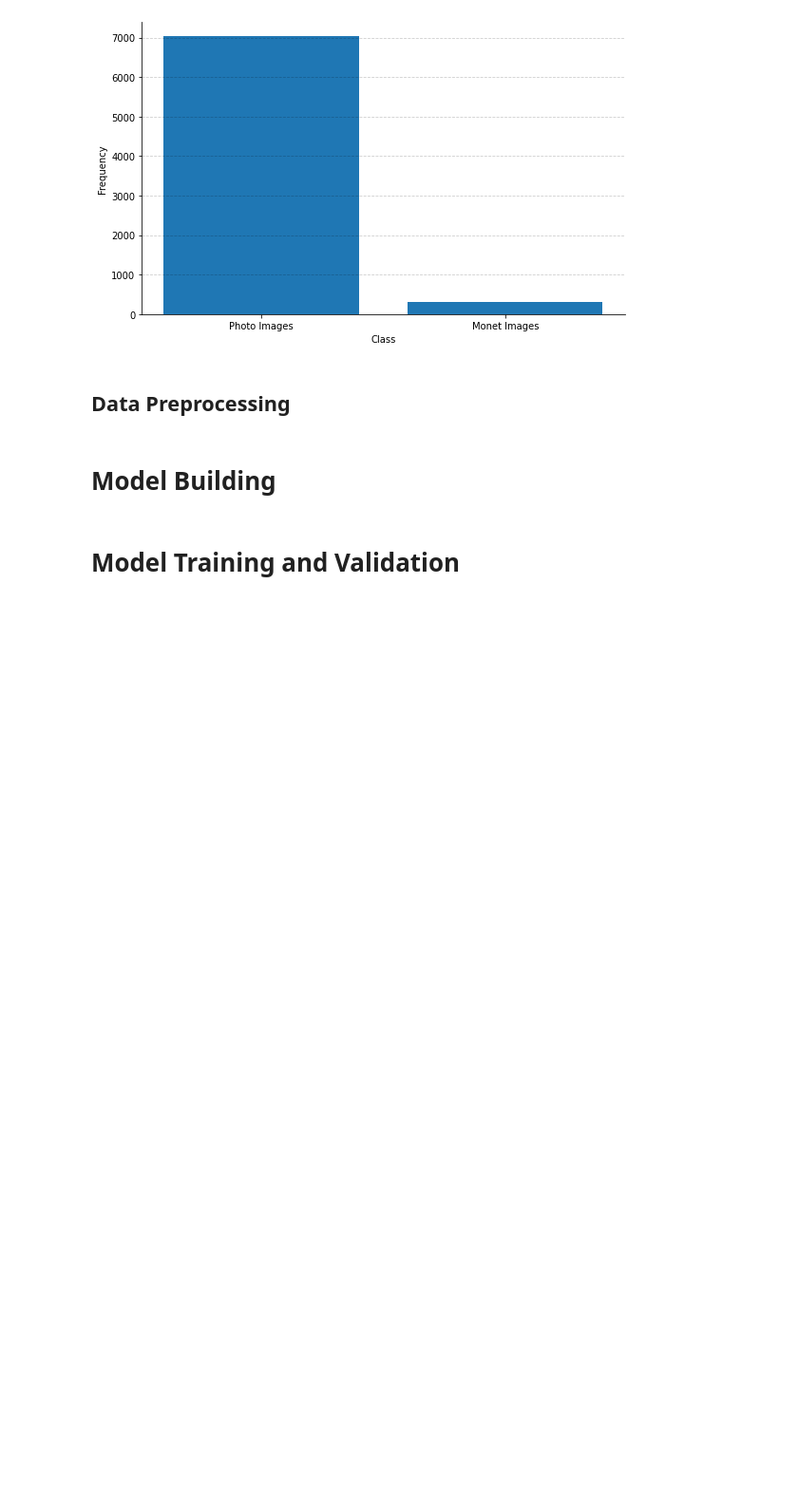
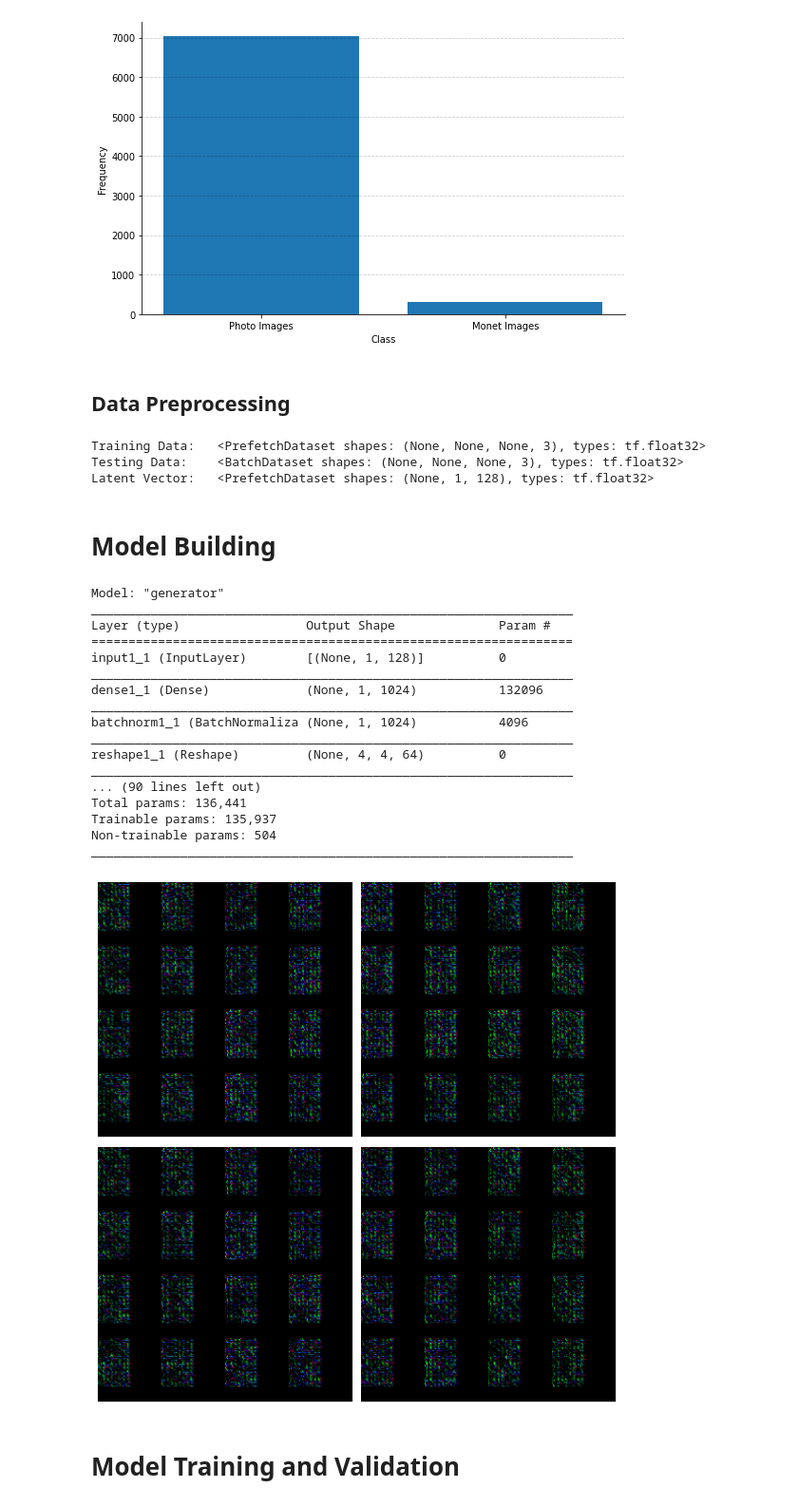
Before and after one commit to benjamin-ahlbrecht/monet-painter, a Jupyter notebook: src/gan-getting-started.ipynb, the cells around one changed output. Shown at 95% size. Saved outputs shown, nothing was run; the diff lists cells and outputs as text; code cells hidden in the pictures; blank space fills up the shorter version.

```diff
--- a/src/gan-getting-started.ipynb
+++ b/src/gan-getting-started.ipynb
@@ -275,2 +281,20 @@ data = preprocess()
+# %%
+latent_vector_length = 128
+batch_size = 16
+
+data = dict(zip(
+    ["train", "test", "vector"],
+    preprocess(dataset_monet, dataset_photo, latent_vector_length, batch_size)
+))
+# %%
+print(f"""\
+Training Data:   {data["train"]}
+Testing Data:    {data["test"]}
+Latent Vector:   {data["vector"]}\
+""")
+# %% [output]
+Training Data:   <PrefetchDataset shapes: (None, None, None, 3), types: tf.float32>
+Testing Data:    <BatchDataset shapes: (None, None, None, 3), types: tf.float32>
+Latent Vector:   <PrefetchDataset shapes: (None, 1, 128), types: tf.float32>
 # %% [markdown]
 # Model Building
@@ -277,2 +417,31 @@ data = preprocess()
+# %%
+models = {
+    "generator": model_generative(),
+    "discriminator": model_discriminator()
+}
+
+for model in models.values():
+    model.summary()
+
+generate_images_from_model(models["generator"], sqrt_n=2)
+# %% [output]
+Model: "generator"
+_________________________________________________________________
+Layer (type)                 Output Shape              Param #
+=================================================================
+input1_1 (InputLayer)        [(None, 1, 128)]          0
+_________________________________________________________________
+dense1_1 (Dense)             (None, 1, 1024)           132096
+_________________________________________________________________
+batchnorm1_1 (BatchNormaliza (None, 1, 1024)           4096
+_________________________________________________________________
+reshape1_1 (Reshape)         (None, 4, 4, 64)          0
+_________________________________________________________________
+... (90 lines left out)
+Total params: 136,441
+Trainable params: 135,937
+Non-trainable params: 504
+_________________________________________________________________
+[figure, added]
 # %% [markdown]
 # Model Training and Validation
```
Also changed, not shown: parts of 14 cells of this notebook.
